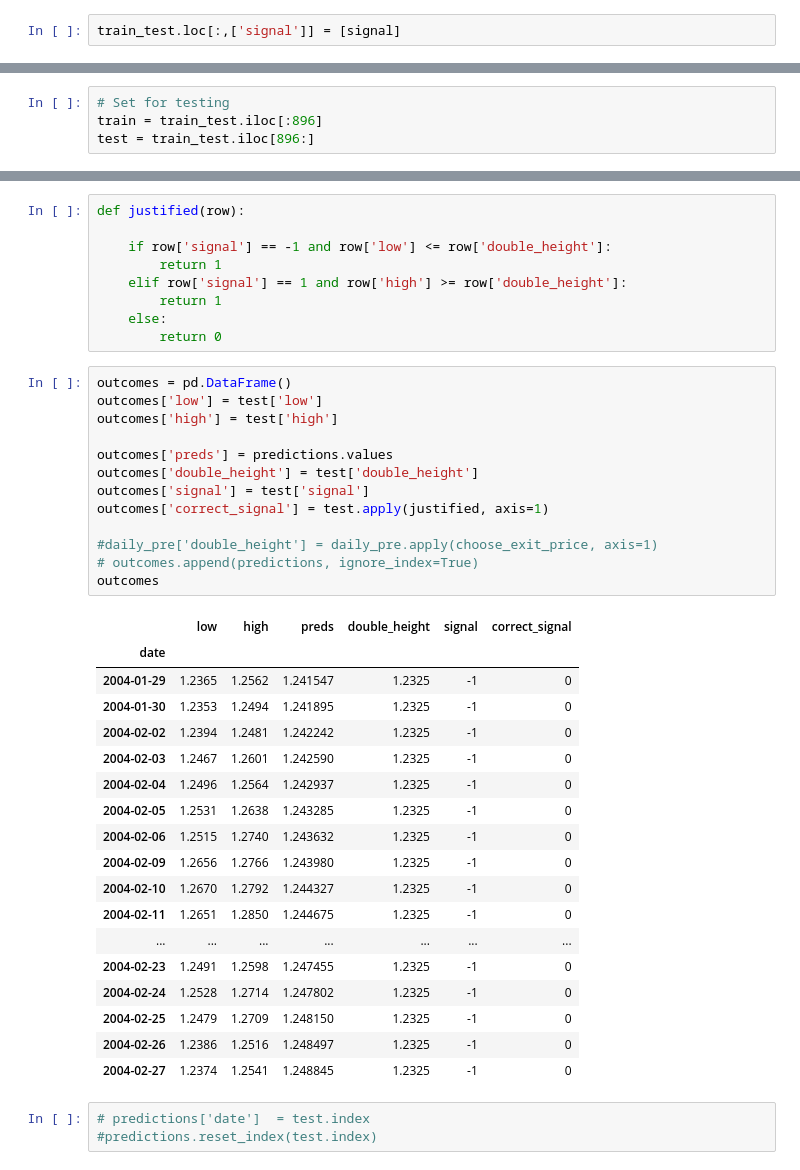
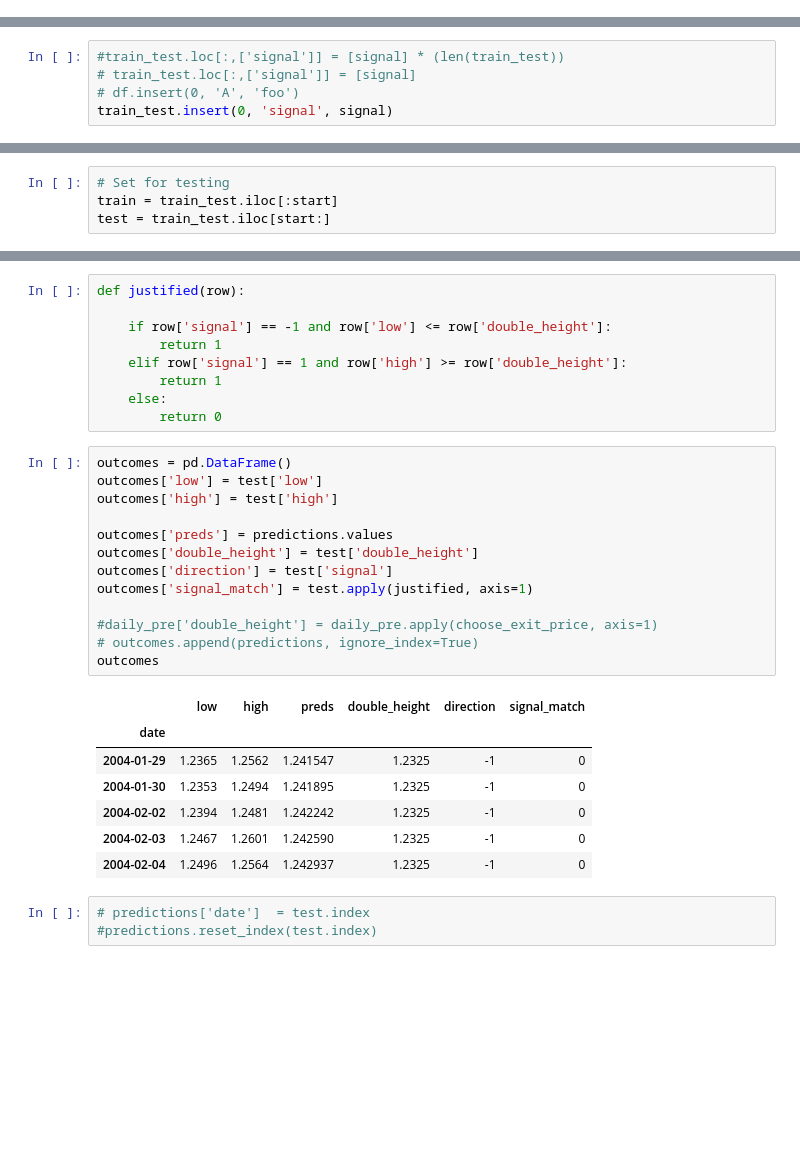
Before and after one commit to stuartdaw/Capstone_Forex, a Jupyter notebook: 04 Modelling-Sarimax.ipynb, the cells around one changed output, grey strips where cells are left out. Drawn from its saved outputs; the diff is of its cells as text; blank space fills up the shorter version.

```diff
--- a/04 Modelling-Sarimax.ipynb
+++ b/04 Modelling-Sarimax.ipynb
@@ -179,5 +177,3 @@ signal = daily.loc[daily.index == daily_pattern.loc[10,'pattern_end'],'marubozu'
 signal
 # %% [output]
 -1
-# %%
-train_test.loc[:,['signal']] = [signal]
@@ -190 +210,6 @@ See the caveats in the documentation: https://pandas.pydata.org/pandas-docs/stab
+# %%
+#train_test.loc[:,['signal']] = [signal] * (len(train_test))
+# train_test.loc[:,['signal']] = [signal]
+# df.insert(0, 'A', 'foo')
+train_test.insert(0, 'signal', signal)
 # %%
@@ -211,7 +226,3 @@ train_test.tail(33)
-# %%
-# Set for testing
-train = train_test.iloc[:896]
-test = train_test.iloc[896:]
 # %%
 start=len(train)
 end=len(train)+len(test)-1
@@ -220,0 +232,4 @@ start, end
+# %%
+# Set for testing
+train = train_test.iloc[:start]
+test = train_test.iloc[start:]
@@ -305,35 +326,24 @@ def justified(row):
 # %%
 outcomes = pd.DataFrame()
 outcomes['low'] = test['low']
 outcomes['high'] = test['high']
 
 outcomes['preds'] = predictions.values
 outcomes['double_height'] = test['double_height']
-outcomes['signal'] = test['signal']
-outcomes['correct_signal'] = test.apply(justified, axis=1)
+outcomes['direction'] = test['signal']
+outcomes['signal_match'] = test.apply(justified, axis=1)
 
 #daily_pre['double_height'] = daily_pre.apply(choose_exit_price, axis=1)
 # outcomes.append(predictions, ignore_index=True)
 outcomes
 # %% [output]
-|  | low | high | preds | double_height | signal | correct_signal |
+|  | low | high | preds | double_height | direction | signal_match |
 | date |  |  |  |  |  |  |
 | 2004-01-29 | 1.2365 | 1.2562 | 1.241547 | 1.2325 | -1 | 0 |
 | 2004-01-30 | 1.2353 | 1.2494 | 1.241895 | 1.2325 | -1 | 0 |
 | 2004-02-02 | 1.2394 | 1.2481 | 1.242242 | 1.2325 | -1 | 0 |
 | 2004-02-03 | 1.2467 | 1.2601 | 1.242590 | 1.2325 | -1 | 0 |
 | 2004-02-04 | 1.2496 | 1.2564 | 1.242937 | 1.2325 | -1 | 0 |
-| 2004-02-05 | 1.2531 | 1.2638 | 1.243285 | 1.2325 | -1 | 0 |
-| 2004-02-06 | 1.2515 | 1.2740 | 1.243632 | 1.2325 | -1 | 0 |
-| 2004-02-09 | 1.2656 | 1.2766 | 1.243980 | 1.2325 | -1 | 0 |
-| 2004-02-10 | 1.2670 | 1.2792 | 1.244327 | 1.2325 | -1 | 0 |
-| 2004-02-11 | 1.2651 | 1.2850 | 1.244675 | 1.2325 | -1 | 0 |
-| ... | ... | ... | ... | ... | ... | ... |
-| 2004-02-23 | 1.2491 | 1.2598 | 1.247455 | 1.2325 | -1 | 0 |
-| 2004-02-24 | 1.2528 | 1.2714 | 1.247802 | 1.2325 | -1 | 0 |
-| 2004-02-25 | 1.2479 | 1.2709 | 1.248150 | 1.2325 | -1 | 0 |
-| 2004-02-26 | 1.2386 | 1.2516 | 1.248497 | 1.2325 | -1 | 0 |
-| 2004-02-27 | 1.2374 | 1.2541 | 1.248845 | 1.2325 | -1 | 0 |
 # %%
 # predictions['date']  = test.index
 #predictions.reset_index(test.index)
```
Also changed, not shown: parts of 28 cells of this notebook.
